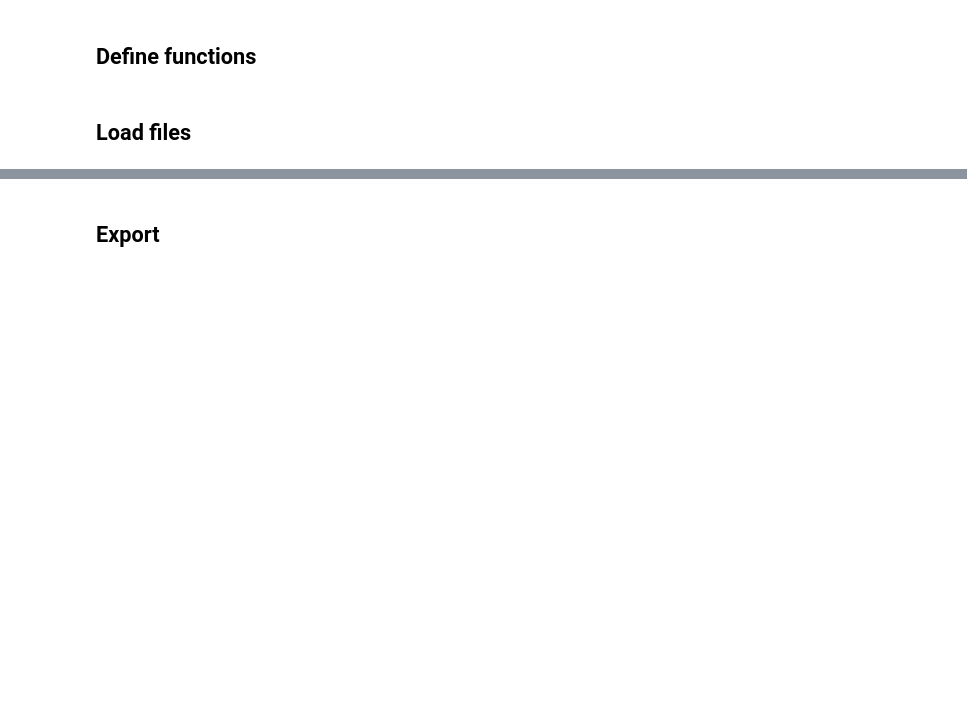
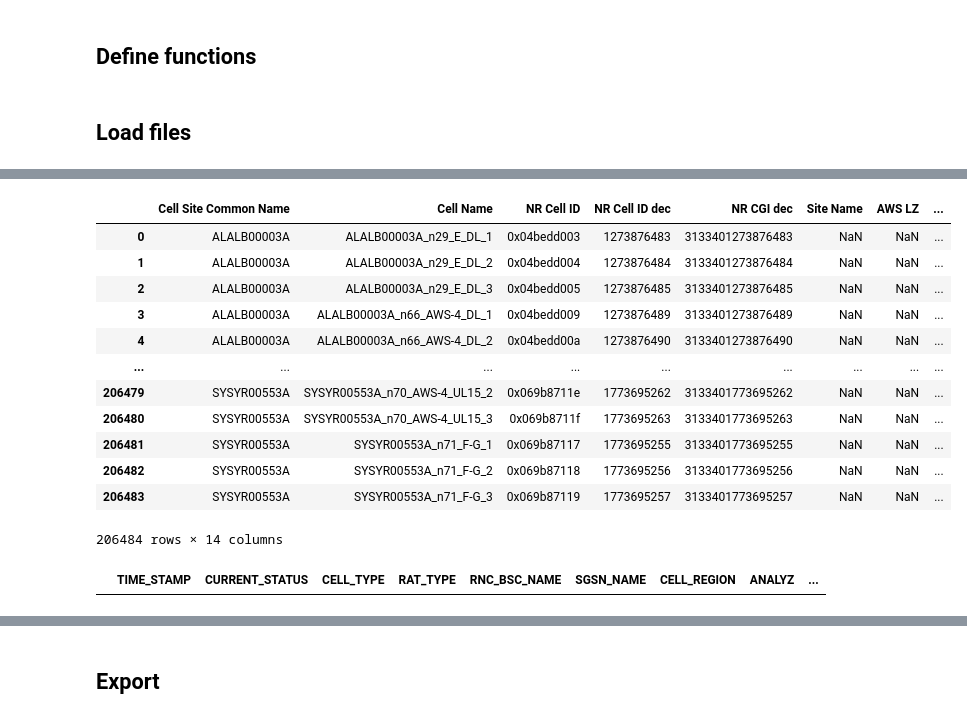
Before and after one commit to alvarova26/Python_and_Notebooks, a Jupyter notebook: DISH/DISH_Enrichment v3.ipynb, the cells around one changed output, grey strips where cells are left out. Drawn from its saved outputs; the diff is of its cells as text; code cells hidden in the pictures; blank space fills up the shorter version.

```diff
--- a/DISH/DISH_Enrichment v3.ipynb
+++ b/DISH/DISH_Enrichment v3.ipynb
@@ -143,0 +195,53 @@ df_n1_acdm.head()
+# %%
+df_enrich['ID'] = df_enrich.index + 1
+df_enrich['TIME_STAMP'] = datetime.today().strftime('%Y-%m-%d') +' 12:00:00.000'
+df_enrich['CURRENT_STATUS'] = "'"
+df_enrich['CELL_TYPE'] = "'"
+df_enrich['RAT_TYPE'] = "'"
+df_enrich['RNC_BSC_NAME'] = "'"
+df_enrich['SGSN_NAME'] = "'"
+df_enrich['CELL_REGION'] = "'" # CHECK WITH MARTIN - THERE IS NO INFO WHERE IT SHOULD COME FROM
+df_enrich['ANALYZ'] = "'"
+df_enrich['CELL_THROUGHPUT'] = "'"
+df_enrich['VENDOR_NAME'] = "'"
+df_enrich['AZIMUTH_ANGLE'] = "'"
+df_enrich['AZIMUTH_LENGTH'] = "'"
+df_enrich['AZIMUTH_DIRECTION'] = "'"
+df_enrich['TAC'] = "'"
+df_enrich['HEIGHT'] = "'"
+df_enrich['ANTENNA_NAME'] = "'"
+df_enrich['PCI'] = "'"
+df_enrich['RSI'] = "'"
+df_enrich['ENODEBID'] = "'" # CHECK WITH MARTIN - THERE IS NO INFO WHERE IT SHOULD COME FROM
+df_enrich['SECTOR_ID'] = "'"
+df_enrich['DL_CARRIER_NUMBER'] = "'"
+df_enrich['BAND'] = "'"
+df_enrich['CARRIER_BW'] = "'"
+df_enrich['EDT'] = "'"
+df_enrich['MDT'] = "'"
+df_enrich['ZONE'] = "'"
+df_enrich['GC_CODE'] = "'"
+df_enrich
+# %% [output]
+|  | Cell Site Common Name | Cell Name | NR Cell ID | NR Cell ID dec | NR CGI dec | Site Name | AWS LZ | ... |
+| 0 | ALALB00003A | ALALB00003A_n29_E_DL_1 | 0x04bedd003 | 1273876483 | 3133401273876483 | NaN | NaN | ... |
+| 1 | ALALB00003A | ALALB00003A_n29_E_DL_2 | 0x04bedd004 | 1273876484 | 3133401273876484 | NaN | NaN | ... |
+| 2 | ALALB00003A | ALALB00003A_n29_E_DL_3 | 0x04bedd005 | 1273876485 | 3133401273876485 | NaN | NaN | ... |
+| 3 | ALALB00003A | ALALB00003A_n66_AWS-4_DL_1 | 0x04bedd009 | 1273876489 | 3133401273876489 | NaN | NaN | ... |
+| 4 | ALALB00003A | ALALB00003A_n66_AWS-4_DL_2 | 0x04bedd00a | 1273876490 | 3133401273876490 | NaN | NaN | ... |
+| ... | ... | ... | ... | ... | ... | ... | ... | ... |
+| 206479 | SYSYR00553A | SYSYR00553A_n70_AWS-4_UL15_2 | 0x069b8711e | 1773695262 | 3133401773695262 | NaN | NaN | ... |
+| 206480 | SYSYR00553A | SYSYR00553A_n70_AWS-4_UL15_3 | 0x069b8711f | 1773695263 | 3133401773695263 | NaN | NaN | ... |
+| 206481 | SYSYR00553A | SYSYR00553A_n71_F-G_1 | 0x069b87117 | 1773695255 | 3133401773695255 | NaN | NaN | ... |
+| 206482 | SYSYR00553A | SYSYR00553A_n71_F-G_2 | 0x069b87118 | 1773695256 | 3133401773695256 | NaN | NaN | ... |
+| 206483 | SYSYR00553A | SYSYR00553A_n71_F-G_3 | 0x069b87119 | 1773695257 | 3133401773695257 | NaN | NaN | ... |
+206484 rows × 14 columns
+# %%
+void_fields = ['TIME_STAMP','CURRENT_STATUS','CELL_TYPE','RAT_TYPE','RNC_BSC_NAME','SGSN_NAME','CELL_REGION','ANALYZ',
+                'CELL_THROUGHPUT','VENDOR_NAME','AZIMUTH_ANGLE','AZIMUTH_LENGTH','AZIMUTH_DIRECTION','TAC','HEIGHT','ANTENNA_NAME','PCI','RSI',
+                'ENODEBID','SECTOR_ID','DL_CARRIER_NUMBER','BAND','CARRIER_BW','EDT','MDT','GC_CODE','ZONE']
+
+df_void_fields = pd.DataFrame(columns=void_fields)
+df_void_fields
+# %% [output]
+|  | TIME_STAMP | CURRENT_STATUS | CELL_TYPE | RAT_TYPE | RNC_BSC_NAME | SGSN_NAME | CELL_REGION | ANALYZ | ... |
```
Also changed, not shown: parts of 11 cells of this notebook, 3 other files.
